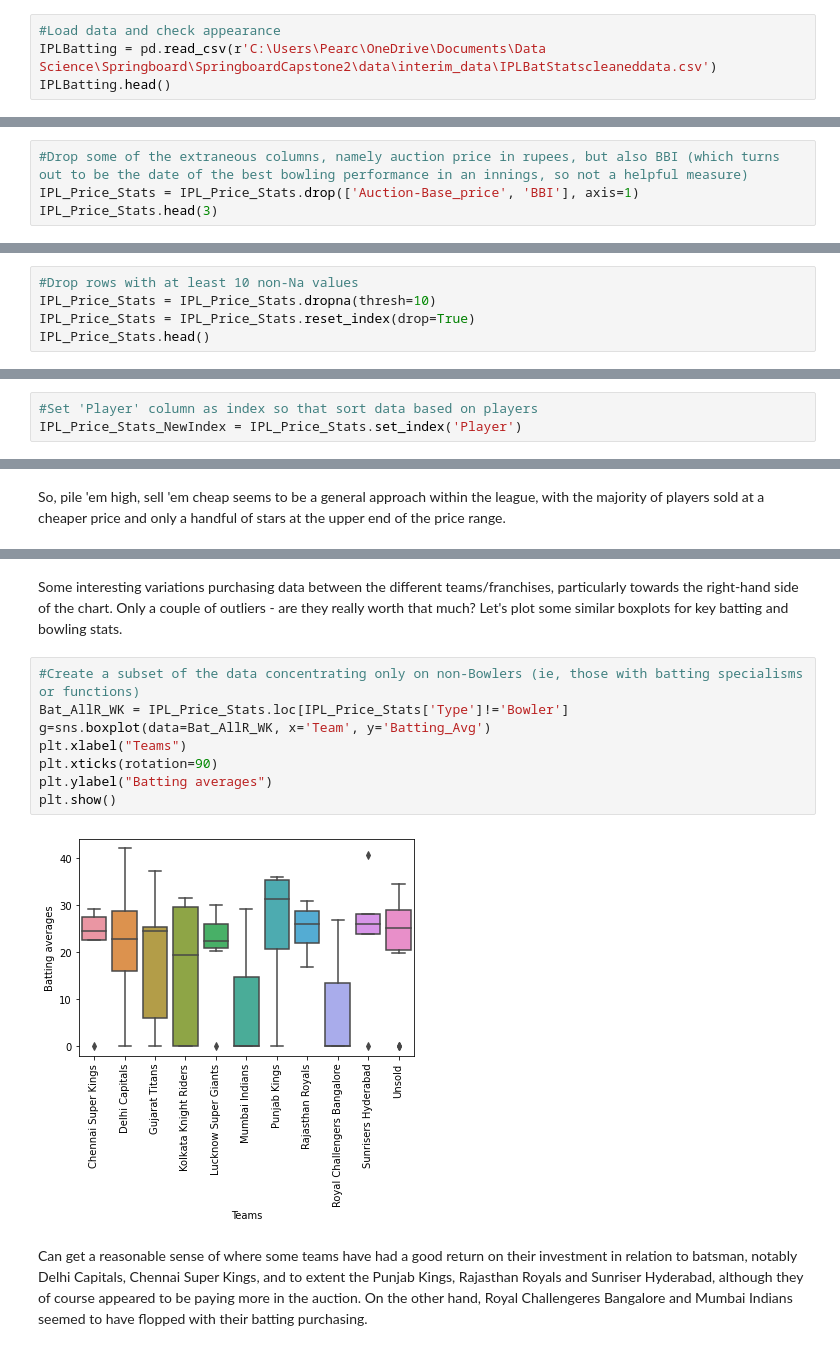
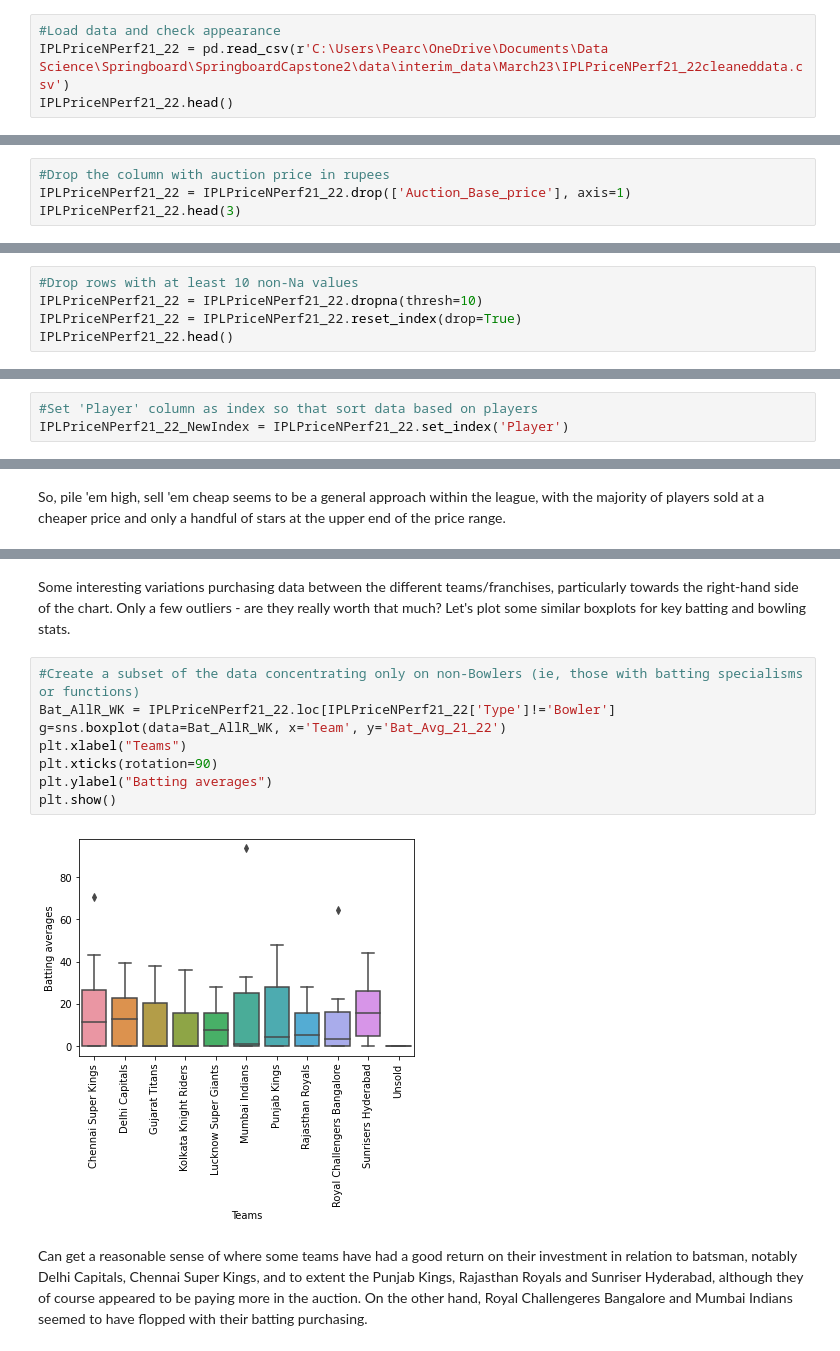
Before and after one commit to JonnyPearce/SpringboardCapstone2, a Jupyter notebook: Notebooks/Capstone2_CricketProject_ExploratoryDataAnalysis_JonnyPearce_Feb2023.ipynb, the cells around one changed output, grey strips where cells are left out. Saved outputs shown, nothing was run; the diff lists cells and outputs as text.

```diff
--- a/Notebooks/Capstone2_CricketProject_ExploratoryDataAnalysis_JonnyPearce_Feb2023.ipynb
+++ b/Notebooks/Capstone2_CricketProject_ExploratoryDataAnalysis_JonnyPearce_Feb2023.ipynb
@@ -28,6 +28,6 @@ from sklearn.preprocessing import scale
 ### 2.4.1 IPL data
 # %%
 #Load data and check appearance
-IPLBatting = pd.read_csv(r'C:\Users\Pearc\OneDrive\Documents\Data Science\Springboard\SpringboardCapstone2\data\interim_data\IPLBatStatscleaneddata.csv')
-IPLBatting.head()
+IPLPriceNPerf21_22 = pd.read_csv(r'C:\Users\Pearc\OneDrive\Documents\Data Science\Springboard\SpringboardCapstone2\data\interim_data\March23\IPLPriceNPerf21_22cleaneddata.csv')
+IPLPriceNPerf21_22.head()
 # %% [output]
@@ -294,5 +146,5 @@ Index(['Player', 'Country', 'Team', 'Type', 'Auction-Base_price',
 # %%
-#Drop some of the extraneous columns, namely auction price in rupees, but also BBI (which turns out to be the date of the best bowling performance in an innings, so not a helpful measure)
-IPL_Price_Stats = IPL_Price_Stats.drop(['Auction-Base_price', 'BBI'], axis=1)
-IPL_Price_Stats.head(3)
+#Drop the column with auction price in rupees
+IPLPriceNPerf21_22 = IPLPriceNPerf21_22.drop(['Auction_Base_price'], axis=1)
+IPLPriceNPerf21_22.head(3)
 # %% [output]
@@ -438,6 +291,6 @@ So, worth bearing in mind that 127 players were purchased, but haven't played in
 # %%
 #Drop rows with at least 10 non-Na values
-IPL_Price_Stats = IPL_Price_Stats.dropna(thresh=10)
-IPL_Price_Stats = IPL_Price_Stats.reset_index(drop=True)
-IPL_Price_Stats.head()
+IPLPriceNPerf21_22 = IPLPriceNPerf21_22.dropna(thresh=10)
+IPLPriceNPerf21_22 = IPLPriceNPerf21_22.reset_index(drop=True)
+IPLPriceNPerf21_22.head()
 # %% [output]
@@ -500,3 +355,3 @@ dtype: int64
 # %%
 #Set 'Player' column as index so that sort data based on players
-IPL_Price_Stats_NewIndex = IPL_Price_Stats.set_index('Player')
+IPLPriceNPerf21_22_NewIndex = IPLPriceNPerf21_22.set_index('Player')
@@ -712,16 +558,16 @@ plt.show()
 # %% [markdown]
-Some interesting variations purchasing data between the different teams/franchises, particularly towards the right-hand side of the chart. Only a couple of outliers - are they really worth that much?
+Some interesting variations purchasing data between the different teams/franchises, particularly towards the right-hand side of the chart. Only a few outliers - are they really worth that much?
 Let's plot some similar boxplots for key batting and bowling stats.
 # %%
 #Create a subset of the data concentrating only on non-Bowlers (ie, those with batting specialisms or functions)
-Bat_AllR_WK = IPL_Price_Stats.loc[IPL_Price_Stats['Type']!='Bowler']
-g=sns.boxplot(data=Bat_AllR_WK, x='Team', y='Batting_Avg')
+Bat_AllR_WK = IPLPriceNPerf21_22.loc[IPLPriceNPerf21_22['Type']!='Bowler']
+g=sns.boxplot(data=Bat_AllR_WK, x='Team', y='Bat_Avg_21_22')
 plt.xlabel("Teams")
 plt.xticks(rotation=90)
 plt.ylabel("Batting averages")
 plt.show()
 # %% [output]
-[figure, old version]
+[figure, new version]
 # %% [markdown]
 Can get a reasonable sense of where some teams have had a good return on their investment in relation to batsman, notably Delhi Capitals, Chennai Super Kings, and to extent the Punjab Kings, Rajasthan Royals and Sunriser Hyderabad, although they  of course appeared to be paying more in the auction. On the other hand, Royal Challengeres Bangalore and Mumbai Indians seemed to have flopped with their batting purchasing.
 # %%
```
Also changed, not shown: parts of 86 cells of this notebook.
